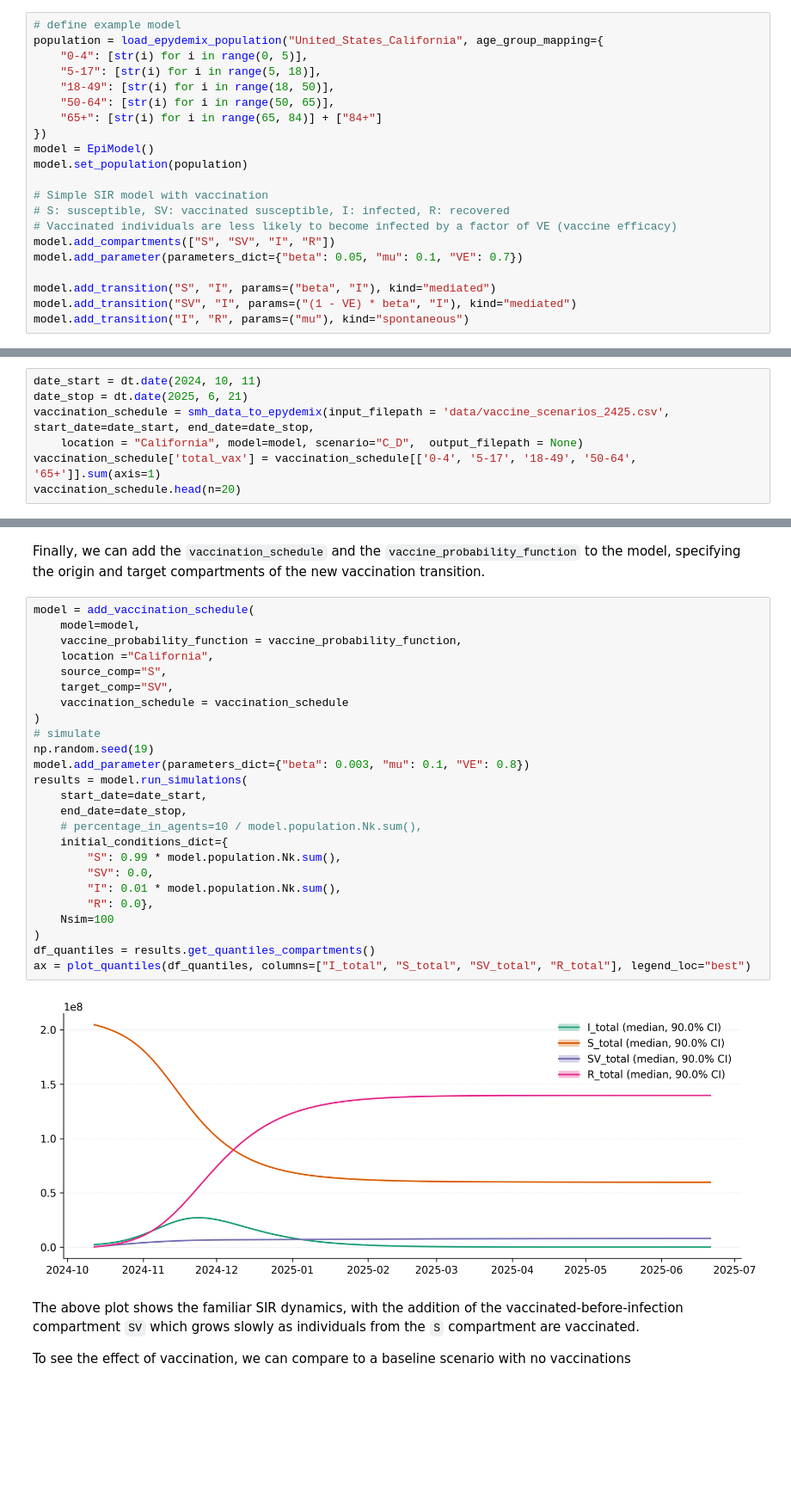
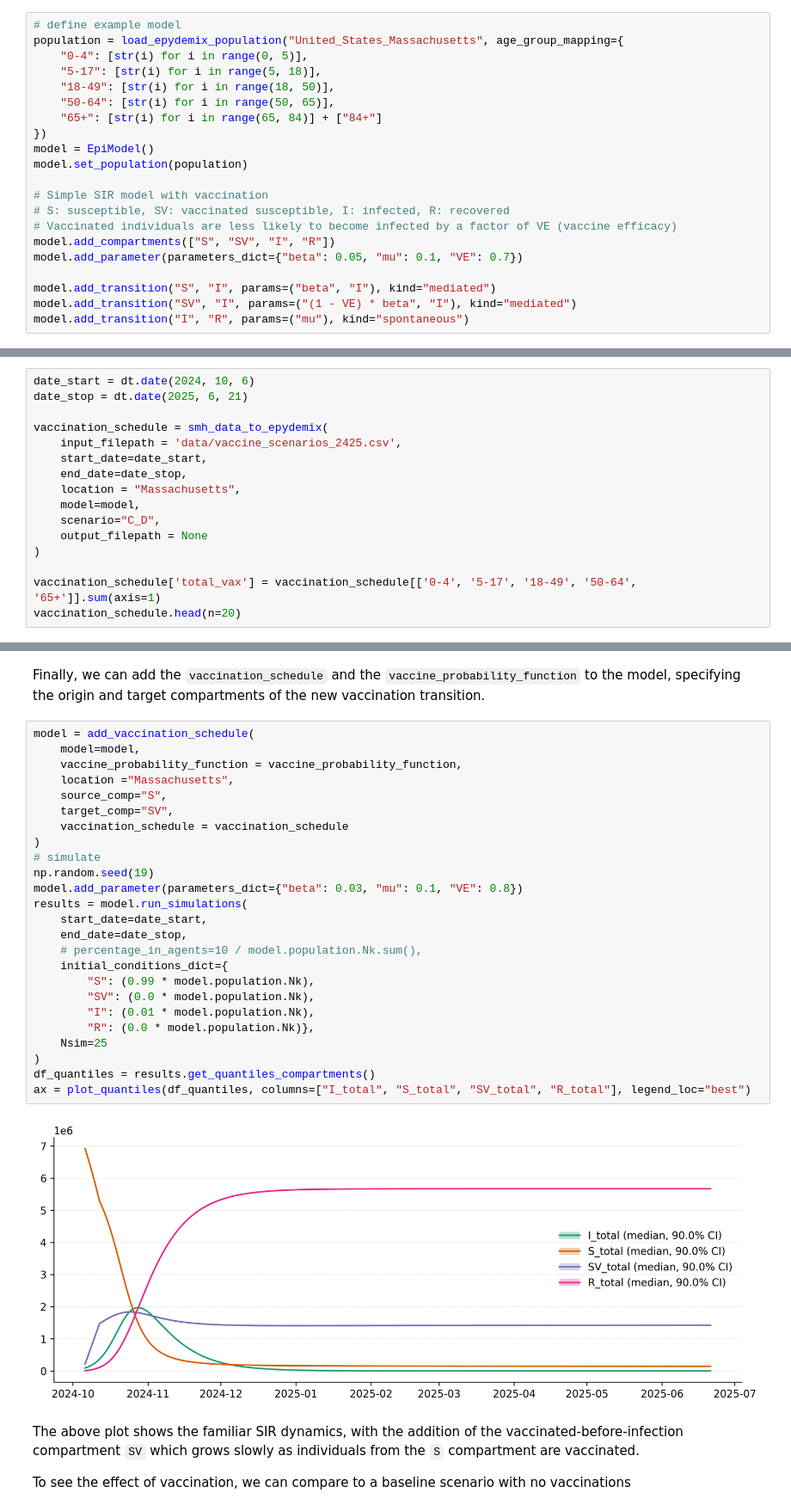
Before and after one commit to mobs-lab/epymodelingsuite, a Jupyter notebook: tutorials/Tutorial_Vaccinations.ipynb, the cells around one changed output, grey strips where cells are left out. Shown at 86% size. Drawn from its saved outputs; the diff is of its cells as text; blank space fills up the shorter version.

```diff
--- a/tutorials/Tutorial_Vaccinations.ipynb
+++ b/tutorials/Tutorial_Vaccinations.ipynb
@@ -19,7 +19,7 @@ Next, we need to create an Epydemix `EpiModel` object that we wish to add vaccin
 As an example, we create a simple SIR model with a vaccinated compartment `SV`. The way we will assume that vaccinations work is that if you are vaccinated as a susceptible individual, you enter the `SV` compartment and have a lower probability of being infected. Of course you can also be vaccinated after being infected, but we assume this has no benefit in this example.
 # %%
 # define example model
-population = load_epydemix_population("United_States_California", age_group_mapping={
+population = load_epydemix_population("United_States_Massachusetts", age_group_mapping={
     "0-4": [str(i) for i in range(0, 5)],
     "5-17": [str(i) for i in range(5, 18)],
     "18-49": [str(i) for i in range(18, 50)],
@@ -43,10 +43,19 @@ To create a vaccine schedule from the flu scenario modeling hub scenarios, we ca
 
 If you wish, you can specify any custom vaccination schedule that you like as long as it follows the format of the `DataFrame` below (one column for each age group in your model with one row for the total number of vaccinations administered on each day).
 # %%
-date_start = dt.date(2024, 10, 11)
+date_start = dt.date(2024, 10, 6)
 date_stop = dt.date(2025, 6, 21)
-vaccination_schedule = smh_data_to_epydemix(input_filepath = 'data/vaccine_scenarios_2425.csv', start_date=date_start, end_date=date_stop,
-    location = "California", model=model, scenario="C_D",  output_filepath = None)
+
+vaccination_schedule = smh_data_to_epydemix(
+    input_filepath = 'data/vaccine_scenarios_2425.csv',
+    start_date=date_start,
+    end_date=date_stop,
+    location = "Massachusetts",
+    model=model,
+    scenario="C_D",
+    output_filepath = None
+)
+
 vaccination_schedule['total_vax'] = vaccination_schedule[['0-4', '5-17', '18-49', '50-64', '65+']].sum(axis=1)
 vaccination_schedule.head(n=20)
 # %% [output]
@@ -79,30 +88,30 @@ Finally, we can add the `vaccination_schedule` and the `vaccine_probability_func
 # %%
 model = add_vaccination_schedule(
     model=model,
     vaccine_probability_function = vaccine_probability_function,
-    location ="California",
+    location ="Massachusetts",
     source_comp="S",
     target_comp="SV",
     vaccination_schedule = vaccination_schedule
 )
 # simulate
 np.random.seed(19)
-model.add_parameter(parameters_dict={"beta": 0.003, "mu": 0.1, "VE": 0.8})
+model.add_parameter(parameters_dict={"beta": 0.03, "mu": 0.1, "VE": 0.8})
 results = model.run_simulations(
     start_date=date_start,
     end_date=date_stop,
     # percentage_in_agents=10 / model.population.Nk.sum(),
     initial_conditions_dict={
-        "S": 0.99 * model.population.Nk.sum(),
-        "SV": 0.0,
-        "I": 0.01 * model.population.Nk.sum(),
-        "R": 0.0},
-    Nsim=100
+        "S": (0.99 * model.population.Nk),
+        "SV": (0.0 * model.population.Nk),
+        "I": (0.01 * model.population.Nk),
+        "R": (0.0 * model.population.Nk)},
+    Nsim=25
 )
 df_quantiles = results.get_quantiles_compartments()
 ax = plot_quantiles(df_quantiles, columns=["I_total", "S_total", "SV_total", "R_total"], legend_loc="best")
 # %% [output]
-[figure, old version]
+[figure, new version]
 # %% [markdown]
 The above plot shows the familiar SIR dynamics, with the addition of the vaccinated-before-infection compartment `SV` which grows slowly as individuals from the `S` compartment are vaccinated.
 
```
Also changed, not shown: parts of 4 cells of this notebook, 3 other files.
